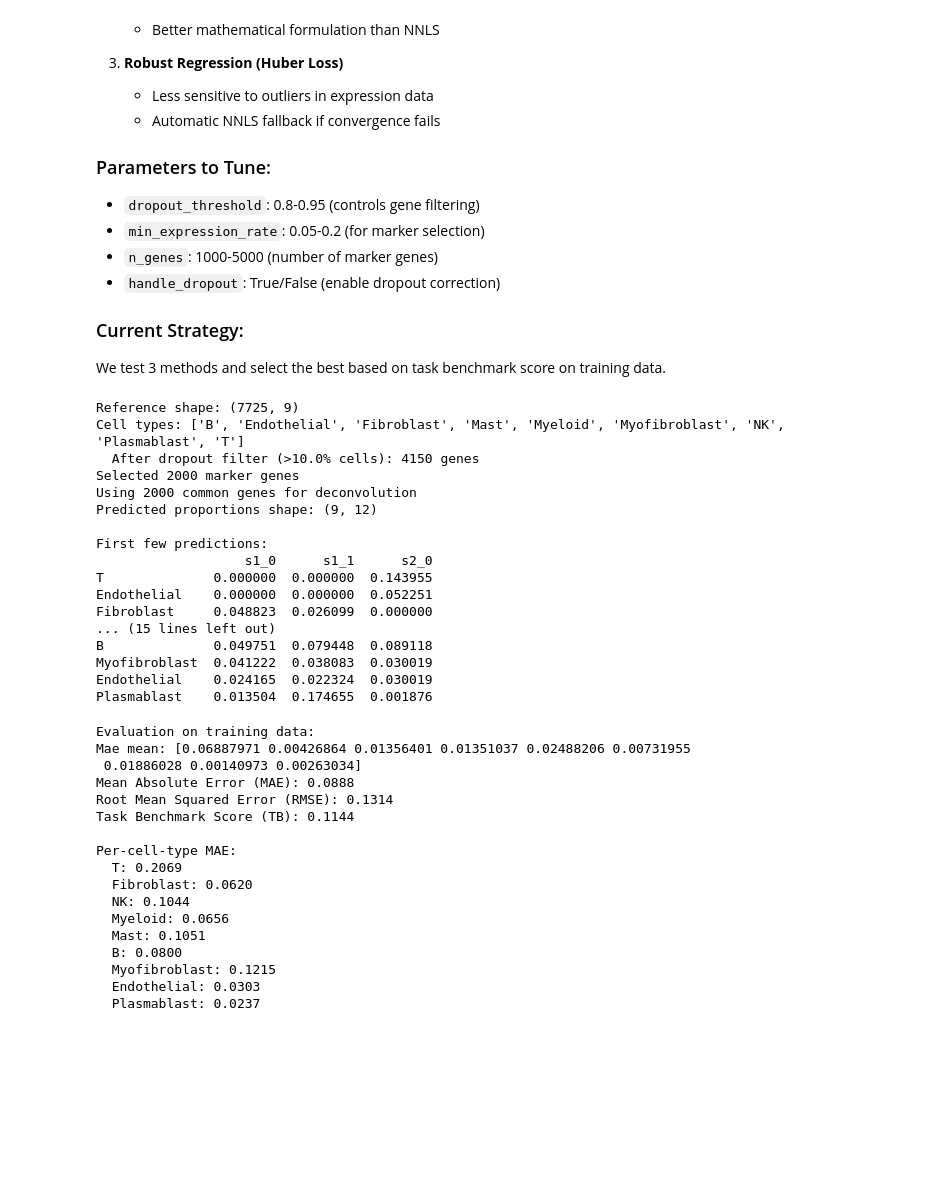
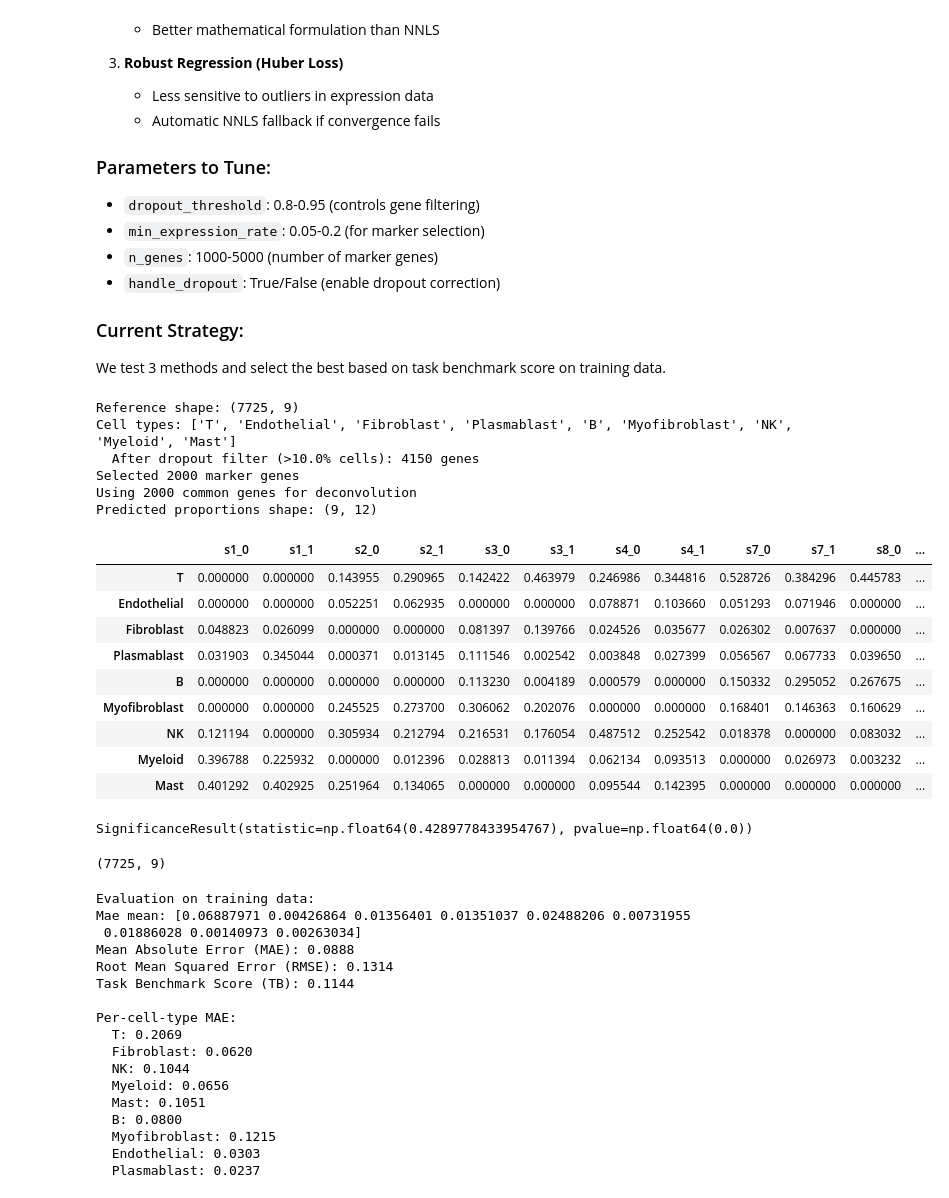
Before and after one commit to EdoardoNegri/Genomics_2, a Jupyter notebook: main.ipynb, the cells around one changed output. Drawn from its saved outputs; the diff is of its cells as text; code cells hidden in the pictures; blank space fills up the shorter version.

```diff
--- a/main.ipynb
+++ b/main.ipynb
@@ -239,21 +239,25 @@ def create_reference_matrix(adata, cell_type_col='highLevelType', method='mean')
         mask = adata.obs[cell_type_col] == ct
         cell_data = adata[mask].X
         # Standard methods without dropout correction
-        if method == 'mean':
-            reference[ct] = cell_data.mean(axis=0).A1 if hasattr(cell_data, 'A1') else cell_data.mean(axis=0)
+        cell_data_array = cell_data.toarray() if hasattr(cell_data, 'toarray') else cell_data
+        l = len(cell_data_array)
+        if method == 'max':
+            reference[ct] = np.max(cell_data_array, axis=0)
+        elif method == 'mean':
+            reference[ct] = np.mean(cell_data_array, axis=0)
         elif method == 'median':
-            cell_data_array = cell_data.toarray() if hasattr(cell_data, 'toarray') else cell_data
             reference[ct] = np.median(cell_data_array, axis=0)
         elif method == 'trimmed_mean':
             from scipy import stats
-            cell_data_array = cell_data.toarray() if hasattr(cell_data, 'toarray') else cell_data
             reference[ct] = stats.trim_mean(cell_data_array, 0.1, axis=0)
-
-    return reference
+        elif method == 'active_only':
+            mask = cell_data_array > 0
+            reference[ct] = cell_data_array[mask].sum(axis=0) / mask.sum(axis=0)
+    return reference[CELL_ORDER]
 
 
 # Improved deconvolution with data preprocessing
-def deconvolve(bulk_data, reference_matrix, log_transform=False):
+def deconvolve(bulk_data: pd.DataFrame, reference_matrix: pd.DataFrame):
     """
     Deconvolve bulk RNA-seq data with multiple method options.
 
@@ -283,55 +287,63 @@ def deconvolve(bulk_data, reference_matrix, log_transform=False):
 
     # Deconvolve each sample
     for sample in bulk_subset.columns:
-        bulk_profile = bulk_subset[sample].values
-        ref_matrix = ref_subset.values
+        bulk_profile = bulk_subset[sample].to_numpy()
+        ref_matrix = ref_subset.to_numpy()
 
         props, residual = nnls(ref_matrix, bulk_profile)
 
         # Normalize to sum to 1
         props = props / props.sum() if props.sum() > 0 else np.ones(len(props)) / len(props)
         proportions[sample] = props
 
     return proportions.loc[CELL_ORDER]
 
 
 # Create reference from training data with dropout correction
 reference = create_reference_matrix(train_adata, cell_type_col='highLevelType',
                                    method='trimmed_mean')
 print(f"Reference shape: {reference.shape}")
 print(f"Cell types: {list(reference.columns)}")
 
 # Try with marker genes
 adata_copy = train_adata.copy()
 marker_genes = select_marker_genes(adata_copy, n_genes=2000, method='variance')
 print(f"Selected {len(marker_genes)} marker genes")
 reference_markers = reference.loc[marker_genes]
 
-train_props_pred= deconvolve(train_bulk, reference_markers)
+train_props_pred = deconvolve(train_bulk, reference_markers)
 print(f"Predicted proportions shape: {train_props_pred.shape}")
 
-print("\nFirst few predictions:")
-print(train_props_pred.iloc[:, :3])
-print("\nTrue proportions (first few samples):")
-print(train_bulk_trueprops.iloc[:, :3])
+train_props_pred
 # %% [output]
 Reference shape: (7725, 9)
-Cell types: ['B', 'Endothelial', 'Fibroblast', 'Mast', 'Myeloid', 'Myofibroblast', 'NK', 'Plasmablast', 'T']
+Cell types: ['T', 'Endothelial', 'Fibroblast', 'Plasmablast', 'B', 'Myofibroblast', 'NK', 'Myeloid', 'Mast']
   After dropout filter (>10.0% cells): 4150 genes
 Selected 2000 marker genes
 Using 2000 common genes for deconvolution
 Predicted proportions shape: (9, 12)
-
-First few predictions:
-                   s1_0      s1_1      s2_0
-T              0.000000  0.000000  0.143955
-Endothelial    0.000000  0.000000  0.052251
-Fibroblast     0.048823  0.026099  0.000000
-... (15 lines left out)
-B              0.049751  0.079448  0.089118
-Myofibroblast  0.041222  0.038083  0.030019
-Endothelial    0.024165  0.022324  0.030019
-Plasmablast    0.013504  0.174655  0.001876
+|  | s1_0 | s1_1 | s2_0 | s2_1 | s3_0 | s3_1 | s4_0 | s4_1 | s7_0 | s7_1 | s8_0 | ... |
+| T | 0.000000 | 0.000000 | 0.143955 | 0.290965 | 0.142422 | 0.463979 | 0.246986 | 0.344816 | 0.528726 | 0.384296 | 0.445783 | ... |
+| Endothelial | 0.000000 | 0.000000 | 0.052251 | 0.062935 | 0.000000 | 0.000000 | 0.078871 | 0.103660 | 0.051293 | 0.071946 | 0.000000 | ... |
+| Fibroblast | 0.048823 | 0.026099 | 0.000000 | 0.000000 | 0.081397 | 0.139766 | 0.024526 | 0.035677 | 0.026302 | 0.007637 | 0.000000 | ... |
+| Plasmablast | 0.031903 | 0.345044 | 0.000371 | 0.013145 | 0.111546 | 0.002542 | 0.003848 | 0.027399 | 0.056567 | 0.067733 | 0.039650 | ... |
+| B | 0.000000 | 0.000000 | 0.000000 | 0.000000 | 0.113230 | 0.004189 | 0.000579 | 0.000000 | 0.150332 | 0.295052 | 0.267675 | ... |
+| Myofibroblast | 0.000000 | 0.000000 | 0.245525 | 0.273700 | 0.306062 | 0.202076 | 0.000000 | 0.000000 | 0.168401 | 0.146363 | 0.160629 | ... |
+| NK | 0.121194 | 0.000000 | 0.305934 | 0.212794 | 0.216531 | 0.176054 | 0.487512 | 0.252542 | 0.018378 | 0.000000 | 0.083032 | ... |
+| Myeloid | 0.396788 | 0.225932 | 0.000000 | 0.012396 | 0.028813 | 0.011394 | 0.062134 | 0.093513 | 0.000000 | 0.026973 | 0.003232 | ... |
+| Mast | 0.401292 | 0.402925 | 0.251964 | 0.134065 | 0.000000 | 0.000000 | 0.095544 | 0.142395 | 0.000000 | 0.000000 | 0.000000 | ... |
+# %%
+gt_reference = pd.read_csv("data/train_data/reference_matrix.csv", index_col=0)
+
+from scipy.stats import pearsonr, spearmanr
+
+spearmanr(gt_reference.to_numpy().flatten(), reference.to_numpy().flatten())
+# %% [output]
+SignificanceResult(statistic=np.float64(0.4289778433954767), pvalue=np.float64(0.0))
+# %%
+reference.shape
+# %% [output]
+(7725, 9)
 # %%
 # Evaluate performance on training data
 from sklearn.metrics import mean_squared_error, mean_absolute_error
```
Also changed, not shown: parts of 2 cells of this notebook, 1 other file.
